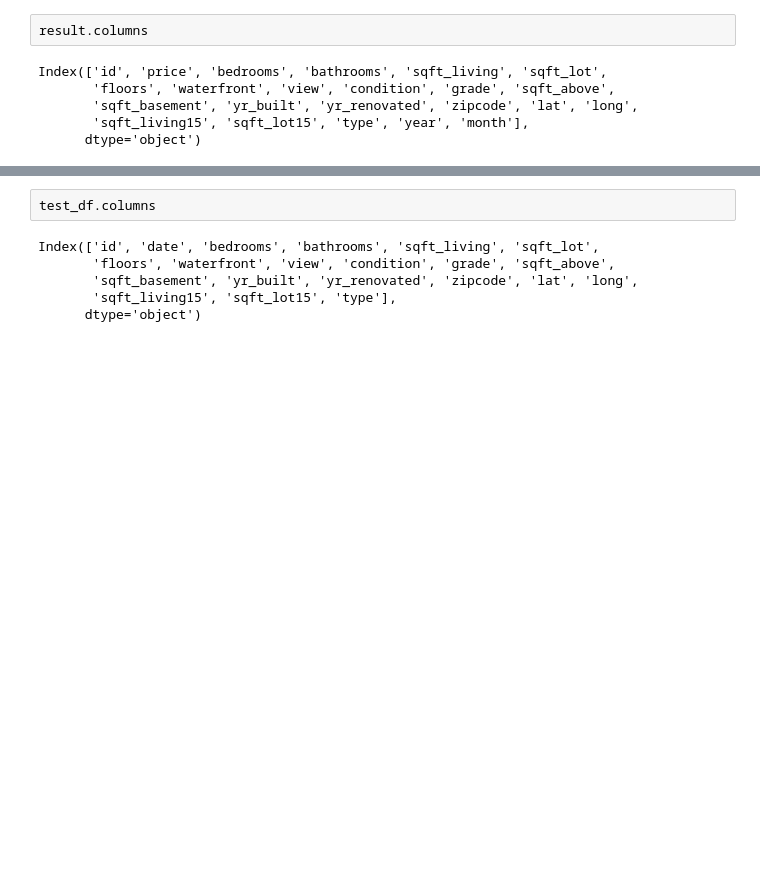
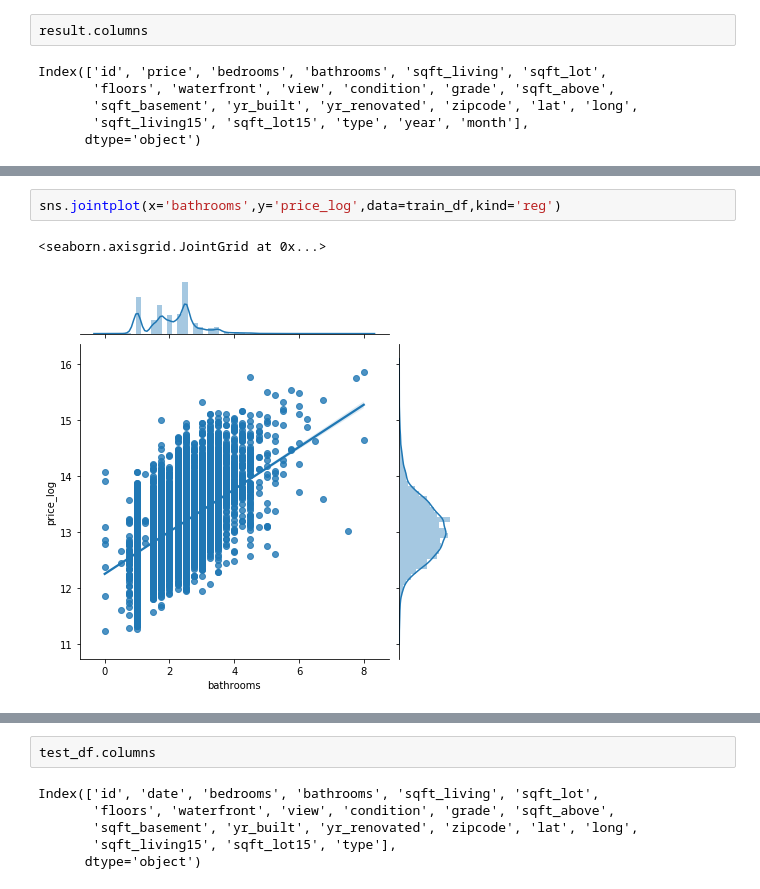
Before and after one commit to binyaz/kings_county_binya_albert_bakeoff, a Jupyter notebook: Applied_practice-Albert-Um.ipynb, the cells around one changed output, grey strips where cells are left out. Cells and saved outputs as stored; diff of their text form; blank space fills up the shorter version.

```diff
--- a/Applied_practice-Albert-Um.ipynb
+++ b/Applied_practice-Albert-Um.ipynb
@@ -428,0 +546,5 @@ Name: price, dtype: int64
+# %%
+sns.jointplot(x='bathrooms',y='price_log',data=train_df,kind='reg')
+# %% [output]
+<seaborn.axisgrid.JointGrid at 0x...>
+[figure, added]
```
Also changed, not shown: parts of 24 cells of this notebook.
